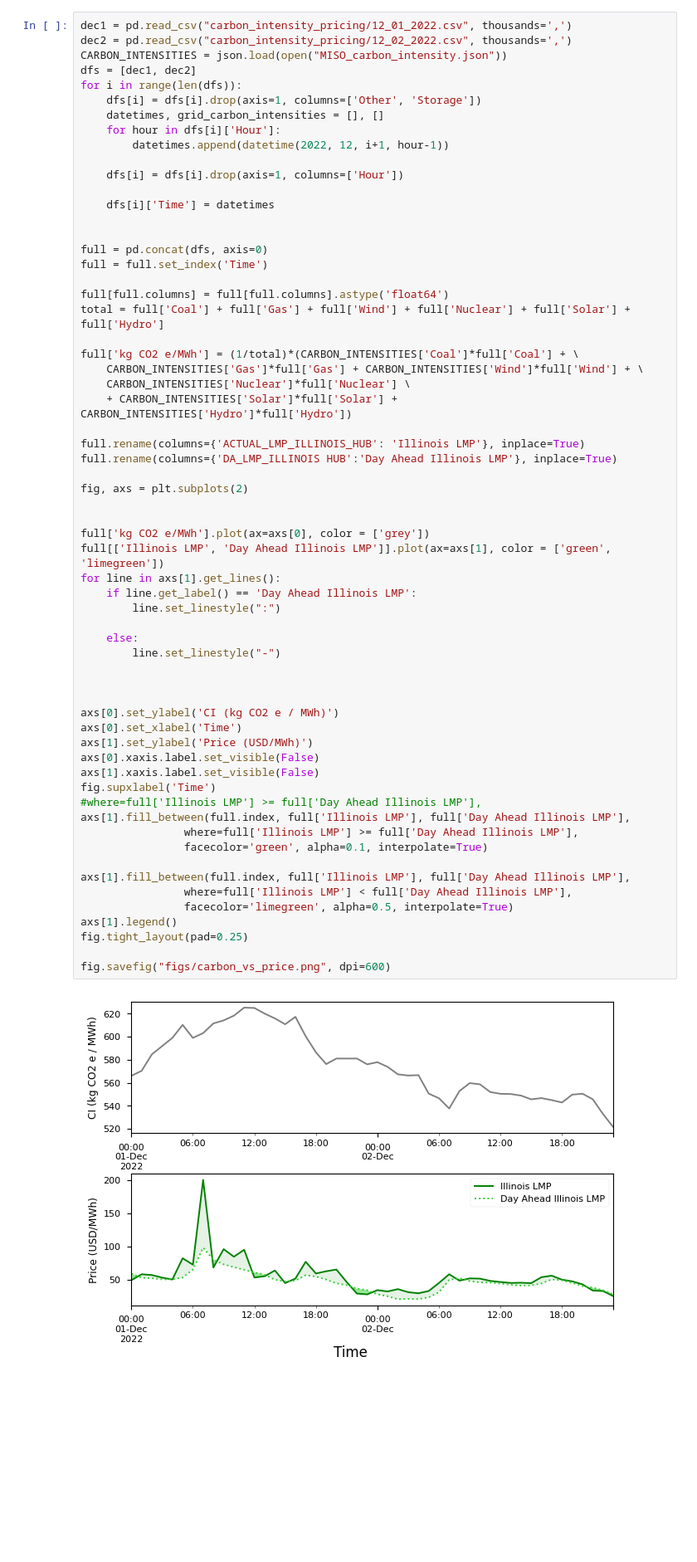
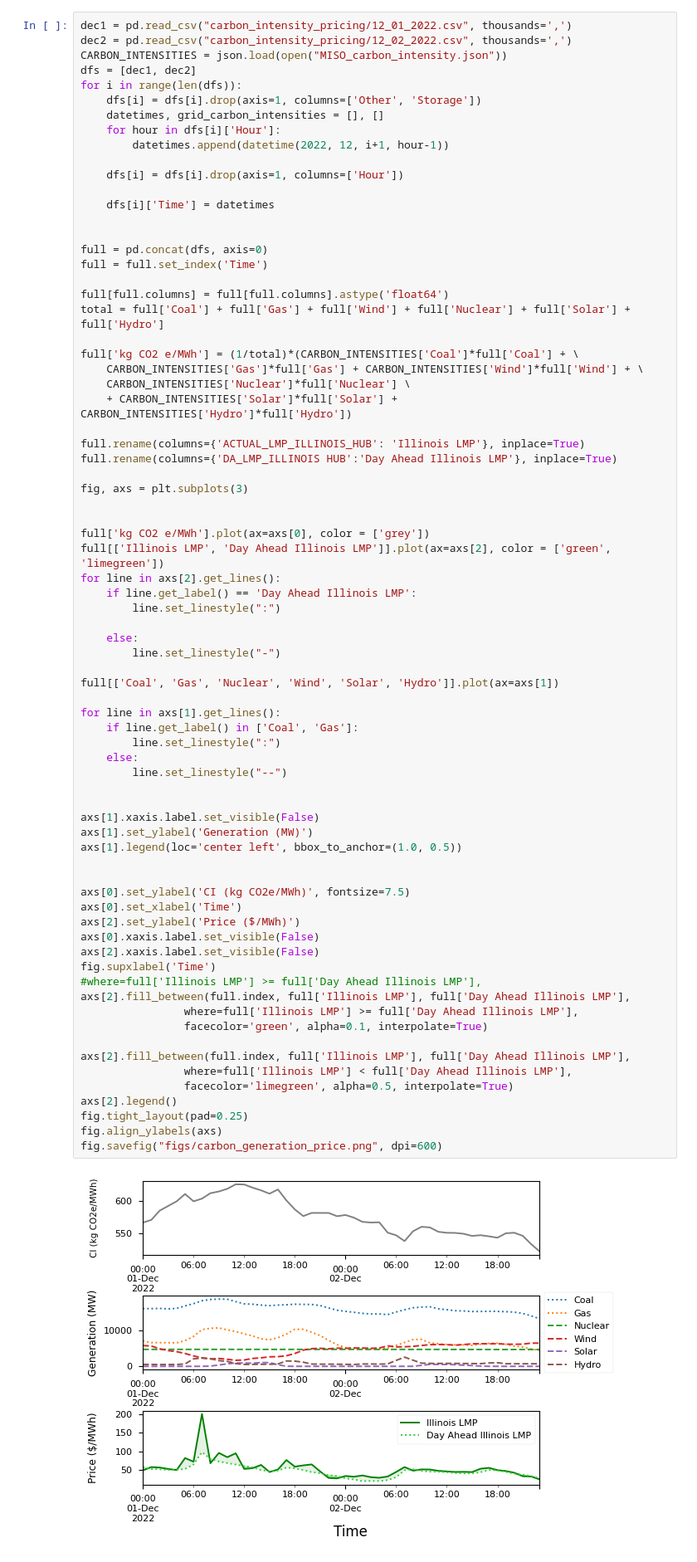
Before and after one commit to gmersy/Data-Dark-Carbon, a Jupyter notebook: renewables_price_plots.ipynb, the cells around one changed output. Shown: that part at 83% size. Drawn from its saved outputs; the diff is of its cells as text; blank space fills up the shorter version.

Commit message:
Condensed plots

```diff
--- a/renewables_price_plots.ipynb
+++ b/renewables_price_plots.ipynb
@@ -31,45 +31,57 @@ total = full['Coal'] + full['Gas'] + full['Wind'] + full['Nuclear'] + full['Sola
 full['kg CO2 e/MWh'] = (1/total)*(CARBON_INTENSITIES['Coal']*full['Coal'] + \
     CARBON_INTENSITIES['Gas']*full['Gas'] + CARBON_INTENSITIES['Wind']*full['Wind'] + \
     CARBON_INTENSITIES['Nuclear']*full['Nuclear'] \
     + CARBON_INTENSITIES['Solar']*full['Solar'] + CARBON_INTENSITIES['Hydro']*full['Hydro'])
 
 full.rename(columns={'ACTUAL_LMP_ILLINOIS_HUB': 'Illinois LMP'}, inplace=True)
 full.rename(columns={'DA_LMP_ILLINOIS HUB':'Day Ahead Illinois LMP'}, inplace=True)
 
-fig, axs = plt.subplots(2)
+fig, axs = plt.subplots(3)
 
 
 full['kg CO2 e/MWh'].plot(ax=axs[0], color = ['grey'])
-full[['Illinois LMP', 'Day Ahead Illinois LMP']].plot(ax=axs[1], color = ['green', 'limegreen'])
-for line in axs[1].get_lines():
+full[['Illinois LMP', 'Day Ahead Illinois LMP']].plot(ax=axs[2], color = ['green', 'limegreen'])
+for line in axs[2].get_lines():
     if line.get_label() == 'Day Ahead Illinois LMP':
         line.set_linestyle(":")
 
     else:
         line.set_linestyle("-")
 
+full[['Coal', 'Gas', 'Nuclear', 'Wind', 'Solar', 'Hydro']].plot(ax=axs[1])
+
+for line in axs[1].get_lines():
+    if line.get_label() in ['Coal', 'Gas']:
+        line.set_linestyle(":")
+    else:
+        line.set_linestyle("--")
 
 
-axs[0].set_ylabel('CI (kg CO2 e / MWh)')
+axs[1].xaxis.label.set_visible(False)
+axs[1].set_ylabel('Generation (MW)')
+axs[1].legend(loc='center left', bbox_to_anchor=(1.0, 0.5))
+
+
+axs[0].set_ylabel('CI (kg CO2e/MWh)', fontsize=7.5)
 axs[0].set_xlabel('Time')
-axs[1].set_ylabel('Price (USD/MWh)')
+axs[2].set_ylabel('Price ($/MWh)')
 axs[0].xaxis.label.set_visible(False)
-axs[1].xaxis.label.set_visible(False)
+axs[2].xaxis.label.set_visible(False)
 fig.supxlabel('Time')
 #where=full['Illinois LMP'] >= full['Day Ahead Illinois LMP'],
-axs[1].fill_between(full.index, full['Illinois LMP'], full['Day Ahead Illinois LMP'],
+axs[2].fill_between(full.index, full['Illinois LMP'], full['Day Ahead Illinois LMP'],
                 where=full['Illinois LMP'] >= full['Day Ahead Illinois LMP'],
                 facecolor='green', alpha=0.1, interpolate=True)
 
-axs[1].fill_between(full.index, full['Illinois LMP'], full['Day Ahead Illinois LMP'],
+axs[2].fill_between(full.index, full['Illinois LMP'], full['Day Ahead Illinois LMP'],
                 where=full['Illinois LMP'] < full['Day Ahead Illinois LMP'],
                 facecolor='limegreen', alpha=0.5, interpolate=True)
-axs[1].legend()
+axs[2].legend()
 fig.tight_layout(pad=0.25)
-
-fig.savefig("figs/carbon_vs_price.png", dpi=600)
+fig.align_ylabels(axs)
+fig.savefig("figs/carbon_generation_price.png", dpi=600)
 # %% [output]
-[figure, old version]
+[figure, new version]
 # %%
 figprime, axsprime = plt.subplots(2)
 
```
Also changed, not shown: parts of 1 cell of this notebook, 4 other files.
